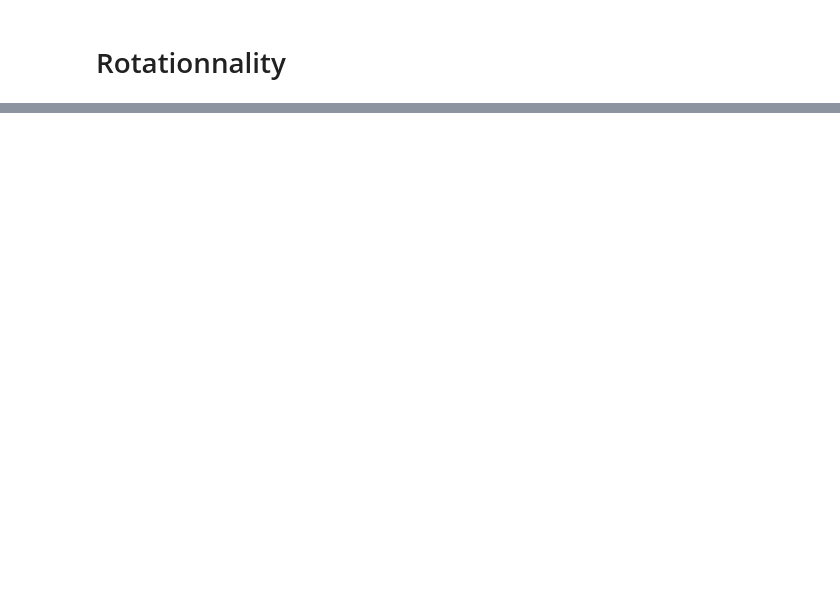
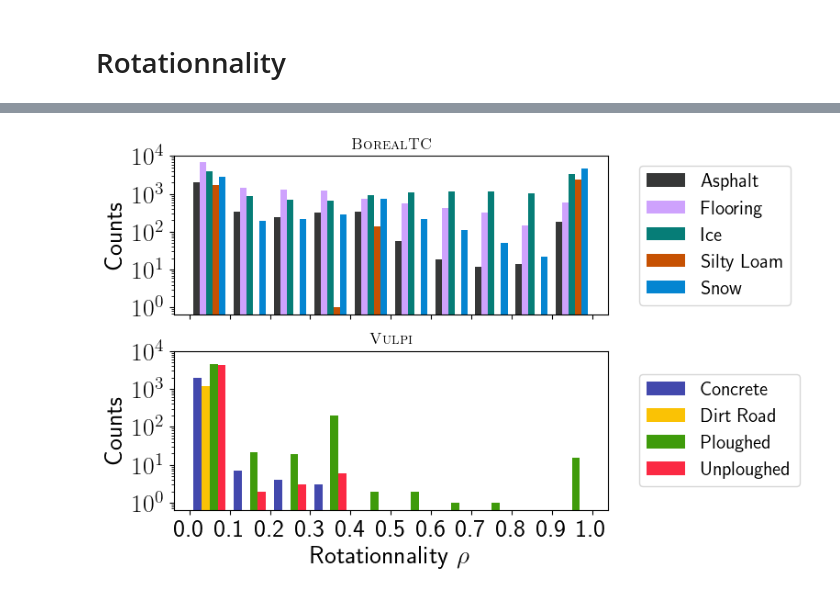
Before and after one commit to norlab-ulaval/BorealTC, a Jupyter notebook: analysis/dataset-rotationnality.ipynb, the cells around one changed output, grey strips where cells are left out. Drawn from its saved outputs; the diff is of its cells as text; code cells hidden in the pictures; blank space fills up the shorter version.

Commit message:
Rotationnality summmary

```diff
--- a/analysis/dataset-rotationnality.ipynb
+++ b/analysis/dataset-rotationnality.ipynb
@@ -124,0 +133,54 @@ plt.show()
+# %%
+with plt.style.context("./analysis/figure.mplstyle"):
+    ticks = np.round(0.1 * np.arange(11), 1)
+    fig, axs = plt.subplots(figsize=(8,5), nrows=2,sharex=True)
+
+    terrains = sorted(husky_pro.terrain.unique())
+    rhos = [husky_pro[husky_pro.terrain == terr].rho for terr in terrains]
+    labels = [lab.replace("_", " ").replace("SANDY", "SILTY").title() for lab in terrains]
+    cols = [PLOTCOLORS[lab.replace("_", " ").lower()] for lab in terrains]
+
+    # for rho, lab, col in zip(rhos, labels, cols):
+    #     rho.plot.kde(color=col, label=lab, ax=ax)
+
+    axs[0].hist(
+        rhos,
+        label=labels,
+        color=cols,
+        log=True,
+    )
+    axs[0].set_title("\\textsc{BorealTC}")
+    # axs[0].set_xlabel("Rotationnality $\\rho$")
+
+    axs[0].legend(loc="center left", bbox_to_anchor=(1.05, 0.5))
+    axs[0].set_ylabel("Counts")
+    axs[0].set_xticks(ticks, ticks)
+    axs[0].set_ylim(top=1e4)
+
+    terrains = sorted(vulpi_pro.terrain.unique())
+    rhos = [vulpi_pro[vulpi_pro.terrain == terr].rho for terr in terrains]
+    labels = [lab.replace("_", " ").replace("SANDY", "SILTY").title() for lab in terrains]
+    cols = [PLOTCOLORS[lab.replace("_", " ").lower()] for lab in terrains]
+
+    axs[1].hist(
+        rhos,
+        label=labels,
+        color=cols,
+        log=True,
+        bins=10,
+    )
+    axs[1].set_title("\\textsc{Vulpi}")
+    axs[1].set_xlabel("Rotationnality $\\rho$")
+
+    axs[1].legend(loc="center left", bbox_to_anchor=(1.05, 0.5))
+    axs[1].set_ylabel("Counts")
+    axs[1].set_xticks(ticks, ticks)
+    axs[1].set_ylim(top=1e4)
+
+    fig.tight_layout()
+
+    fig.savefig(figs_path / "rho-combined.jpg", bbox_inches="tight")
+    fig.savefig(figs_path / "rho-combined.pdf", bbox_inches="tight")
+plt.show()
+# %% [output]
+[figure, added]
```
Also changed, not shown: parts of 3 cells of this notebook, 2 other files.
